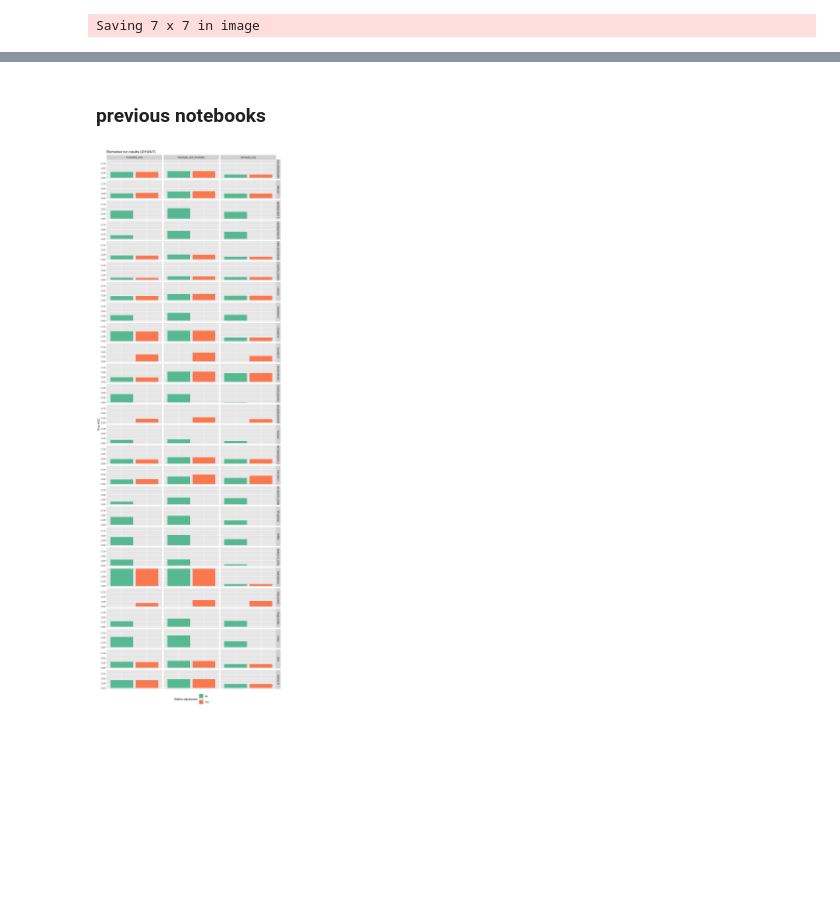
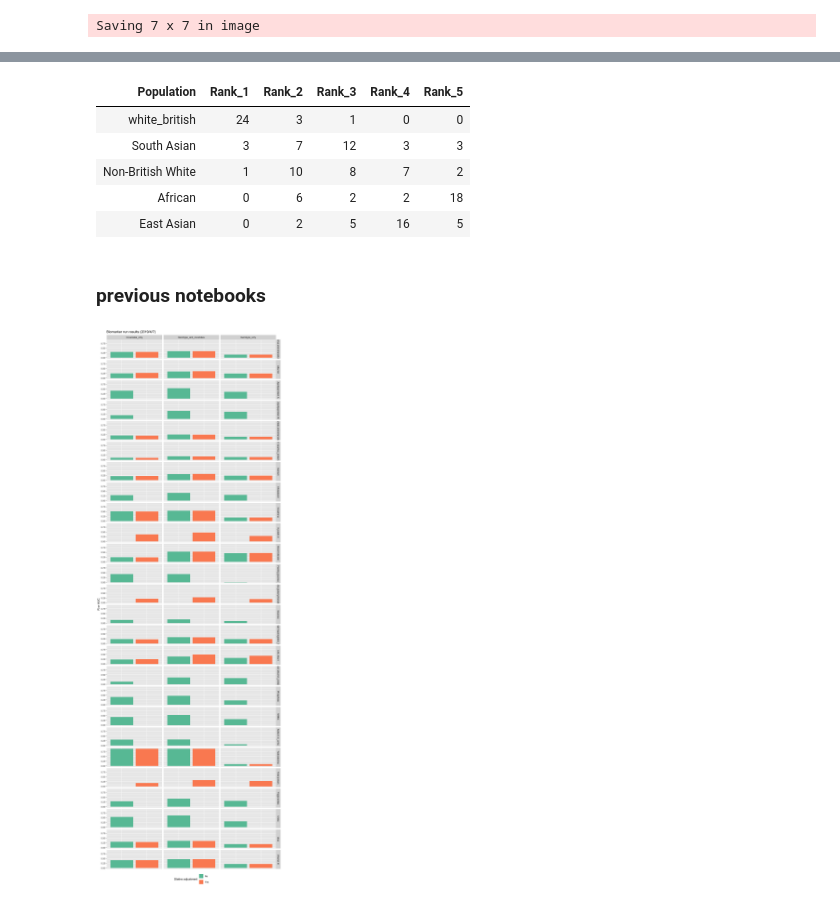
Before and after one commit to rivas-lab/PRS, a Jupyter notebook: notebook/20190407_biomarkers/snpnet_biomarkers_20190407.ipynb, the cells around one changed output, grey strips where cells are left out. Saved outputs shown, nothing was run; the diff lists cells and outputs as text; code cells hidden in the pictures; blank space fills up the shorter version.

```diff
--- a/notebook/20190407_biomarkers/snpnet_biomarkers_20190407.ipynb
+++ b/notebook/20190407_biomarkers/snpnet_biomarkers_20190407.ipynb
@@ -202,3 +206,42 @@ Warning message:
+# %%
+df %>%
+spread(features, R_or_AUC) %>%
+mutate(
+    label = str_replace_all(GBE_ID, '_', ' '),
+    label = str_replace_all(label, 'adjstatins', ''),
+    delta_R_or_AUC = Genotype_and_covariates - Covariates_only
+) %>%
+gather(
+    "features", "R_or_AUC", c('Covariates_only', 'Genotype_and_covariates', 'Genotype_only', 'delta_R_or_AUC')
+) %>%
+spread(Population, R_or_AUC) %>%
+gather("Population", "R_or_AUC", c('white_british', 'african', 'e_asian', 's_asian', 'non_british_white')) %>%
+filter(
+    features == 'delta_R_or_AUC'
+) %>%
+mutate(
+    Population = str_replace(Population, 'african', 'African'),
+    Population = str_replace(Population, 's_asian', 'South Asian'),
+    Population = str_replace(Population, 'e_asian', 'East Asian'),
+    Population = str_replace(Population, 'non_british_white', 'Non-British White')
+) %>%
+group_by(GBE_ID)%>%
+mutate(
+    rank_R_or_AUC = rank(-R_or_AUC),
+    rank_R_or_AUC = paste0('Rank_', rank_R_or_AUC)
+) %>%
+ungroup() %>%
+count(Population, rank_R_or_AUC) %>%
+spread(rank_R_or_AUC, n) %>%
+replace_na(list(Rank_1 = 0, Rank_2 = 0, Rank_3 = 0, Rank_4 = 0, Rank_5 = 0)) %>%
+arrange(-Rank_1, -Rank_2, -Rank_3, -Rank_4, -Rank_5)
+# %% [output]
+| Population | Rank_1 | Rank_2 | Rank_3 | Rank_4 | Rank_5 |
+| white_british | 24 | 3 | 1 | 0 | 0 |
+| South Asian | 3 | 7 | 12 | 3 | 3 |
+| Non-British White | 1 | 10 | 8 | 7 | 2 |
+| African | 0 | 6 | 2 | 2 | 18 |
+| East Asian | 0 | 2 | 5 | 16 | 5 |
 # %% [markdown]
 ### previous notebooks
 # %%
```
Also changed, not shown: parts of 5 cells of this notebook, 3 other files.
